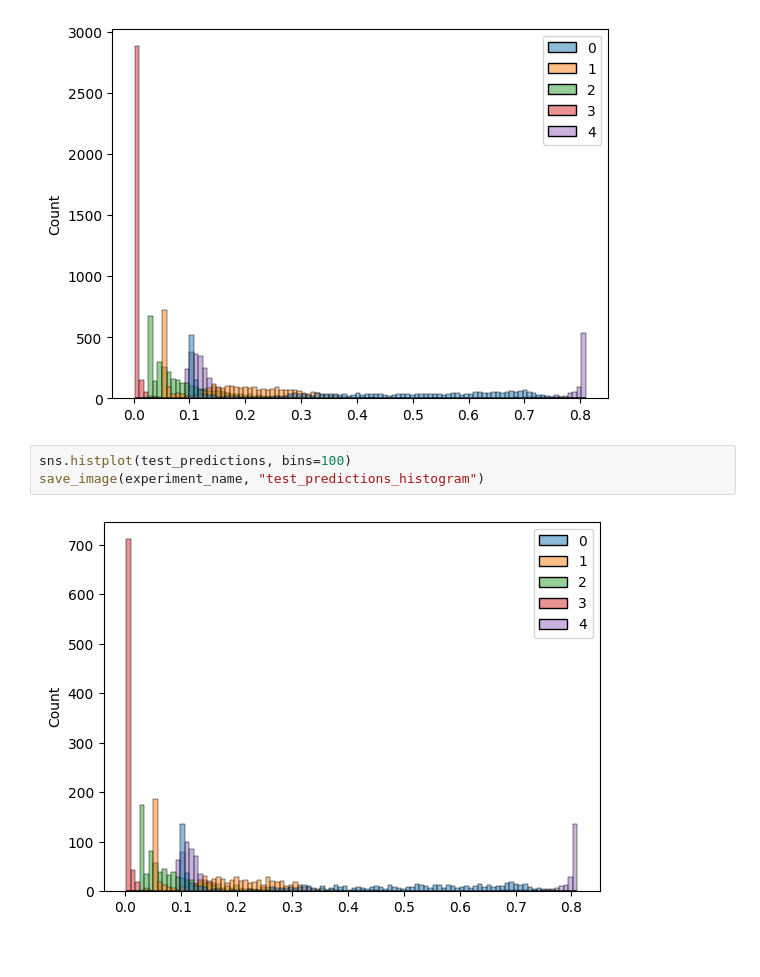
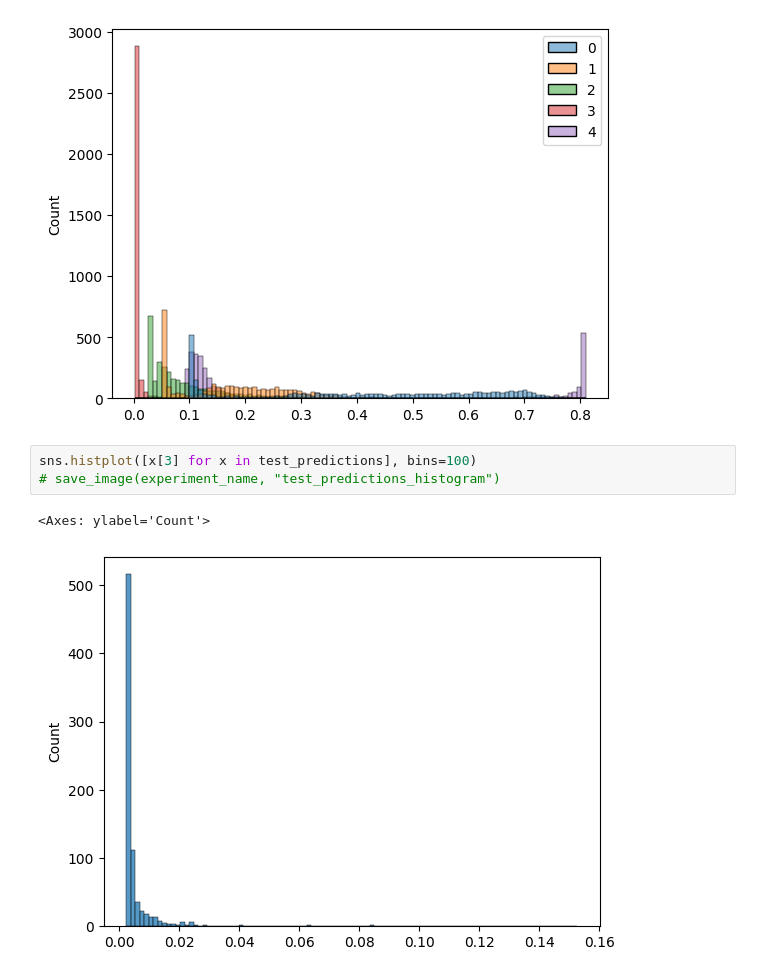
Before and after one commit to fbaltor/problematic-internet-use, a Jupyter notebook: train.ipynb, the cells around one changed output. Saved outputs shown, nothing was run; the diff lists cells and outputs as text.

```diff
--- a/train.ipynb
+++ b/train.ipynb
@@ -357,7 +360,8 @@ save_image(experiment_name, "train_predictions_histogram")
 # %% [output]
 [figure]
 # %%
-sns.histplot(test_predictions, bins=100)
-save_image(experiment_name, "test_predictions_histogram")
+sns.histplot([x[3] for x in test_predictions], bins=100)
+# save_image(experiment_name, "test_predictions_histogram")
 # %% [output]
+<Axes: ylabel='Count'>
-[figure, old version]
+[figure, new version]
```
Also changed, not shown: parts of 3 cells of this notebook, 1 other file.
